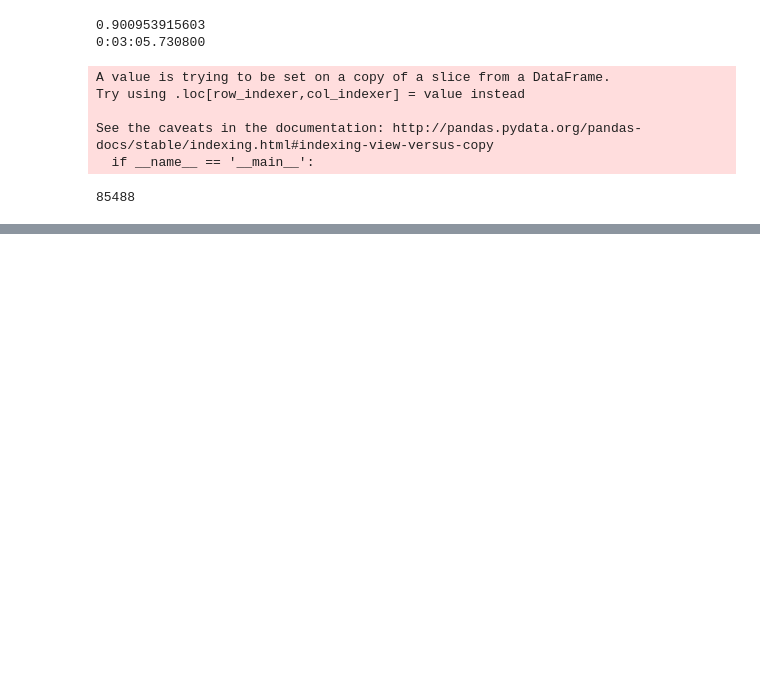
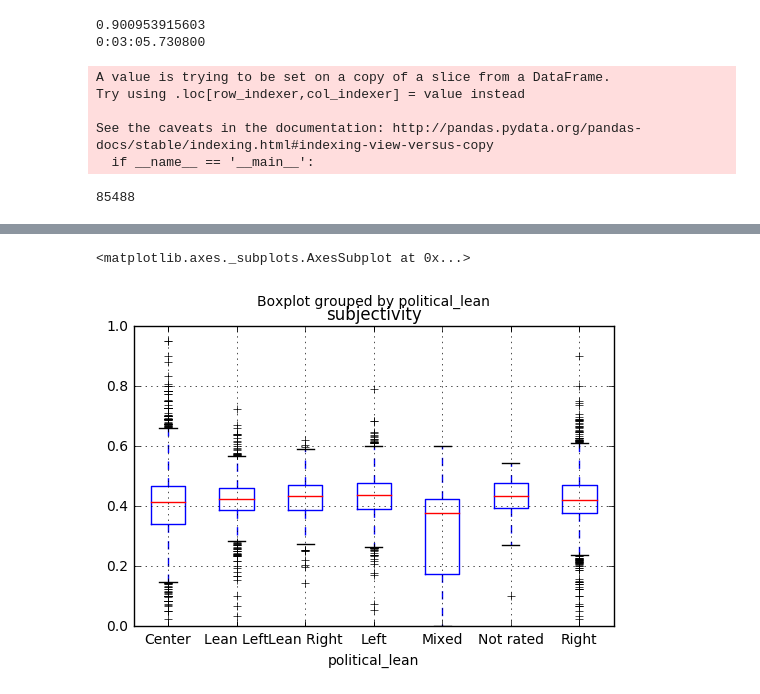
Before and after one commit to Stanleyyork/sfdat28-stevens, a Jupyter notebook: projects/political_lean/Exploration - Part 2.ipynb, the cells around one changed output, grey strips where cells are left out. Cells and saved outputs as stored; diff of their text form; code cells hidden in the pictures; blank space fills up the shorter version.

```diff
--- a/projects/political_lean/Exploration - Part 2.ipynb
+++ b/projects/political_lean/Exploration - Part 2.ipynb
@@ -553,0 +632,5 @@ class WordCount(TransformerMixin):
+# %%
+pld_text.boxplot(column='subjectivity', by='political_lean')
+# %% [output]
+<matplotlib.axes._subplots.AxesSubplot at 0x...>
+[figure, added]
```
Also changed, not shown: parts of 37 cells of this notebook, 3 other files.
